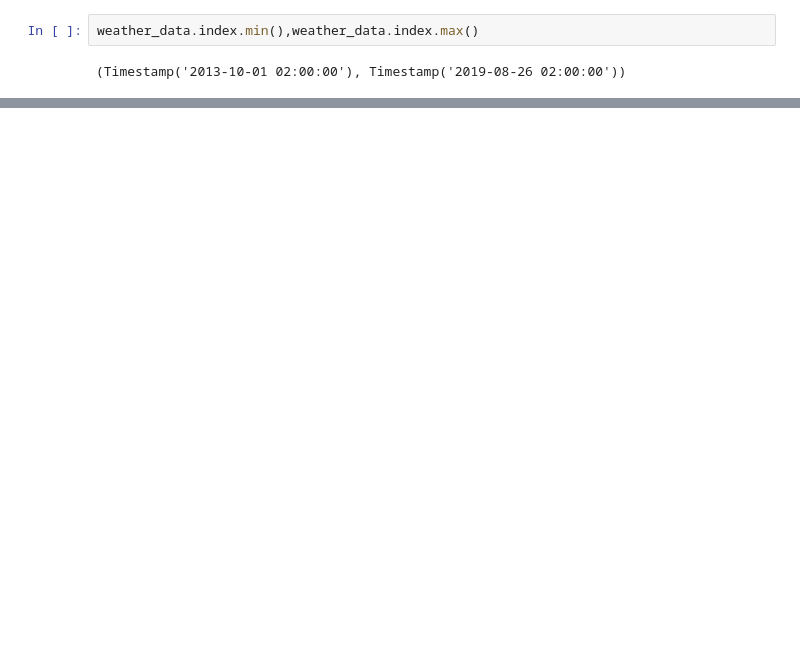
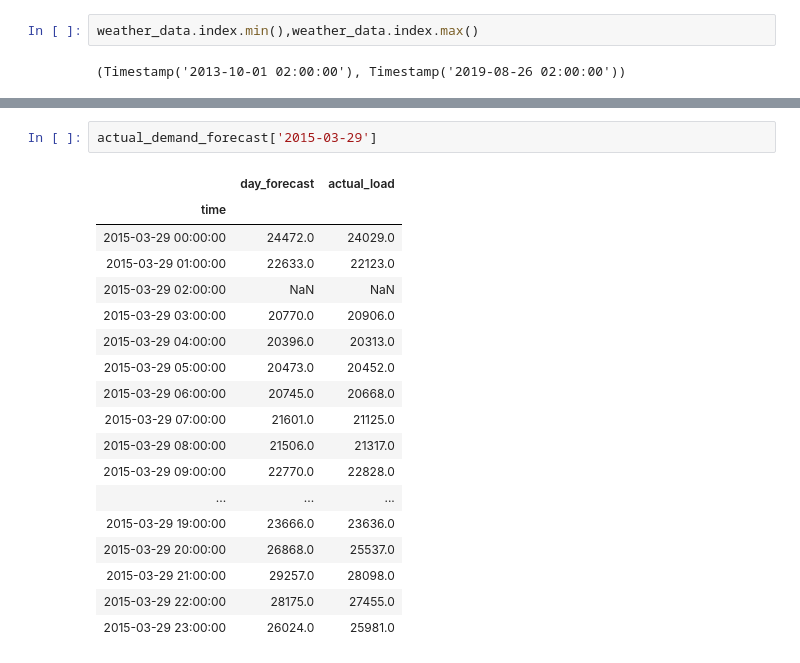
Before and after one commit to nicholasjhana/kaggle-datasets-notebooks, a Jupyter notebook: energy-dataset-kaggle/demand-load-forecast-cleaning.ipynb, the cells around one changed output, grey strips where cells are left out. Drawn from its saved outputs; the diff is of its cells as text; blank space fills up the shorter version.

```diff
--- a/energy-dataset-kaggle/demand-load-forecast-cleaning.ipynb
+++ b/energy-dataset-kaggle/demand-load-forecast-cleaning.ipynb
@@ -399,0 +660,21 @@ total 60408
+# %%
+actual_demand_forecast['2015-03-29']
+# %% [output]
+|  | day_forecast | actual_load |
+| time |  |  |
+| 2015-03-29 00:00:00 | 24472.0 | 24029.0 |
+| 2015-03-29 01:00:00 | 22633.0 | 22123.0 |
+| 2015-03-29 02:00:00 | NaN | NaN |
+| 2015-03-29 03:00:00 | 20770.0 | 20906.0 |
+| 2015-03-29 04:00:00 | 20396.0 | 20313.0 |
+| 2015-03-29 05:00:00 | 20473.0 | 20452.0 |
+| 2015-03-29 06:00:00 | 20745.0 | 20668.0 |
+| 2015-03-29 07:00:00 | 21601.0 | 21125.0 |
+| 2015-03-29 08:00:00 | 21506.0 | 21317.0 |
+| 2015-03-29 09:00:00 | 22770.0 | 22828.0 |
+| ... | ... | ... |
+| 2015-03-29 19:00:00 | 23666.0 | 23636.0 |
+| 2015-03-29 20:00:00 | 26868.0 | 25537.0 |
+| 2015-03-29 21:00:00 | 29257.0 | 28098.0 |
+| 2015-03-29 22:00:00 | 28175.0 | 27455.0 |
+| 2015-03-29 23:00:00 | 26024.0 | 25981.0 |
```
Also changed, not shown: parts of 42 cells of this notebook, 17 other files.
